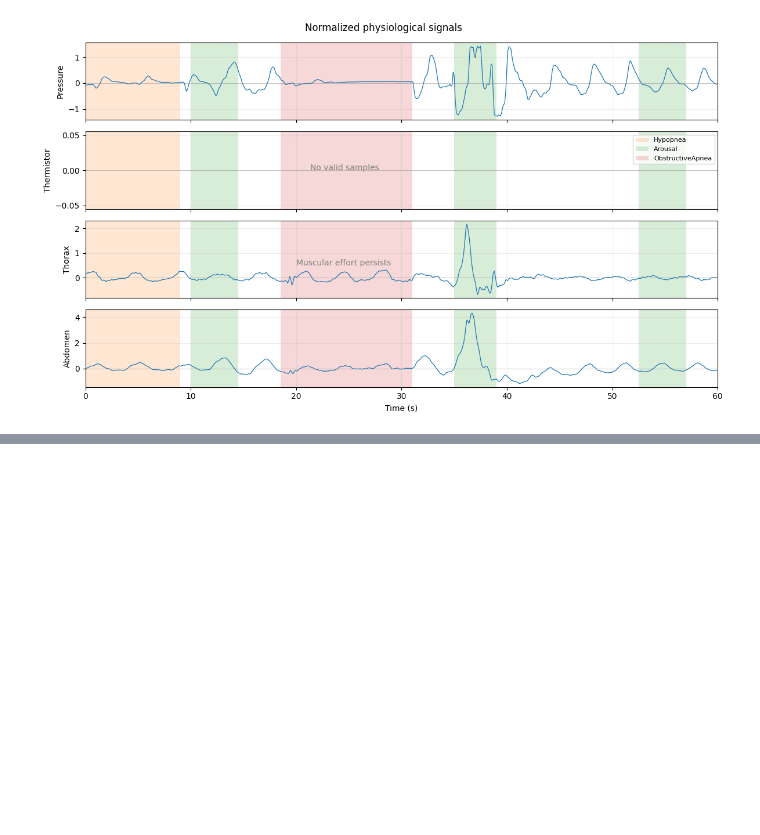
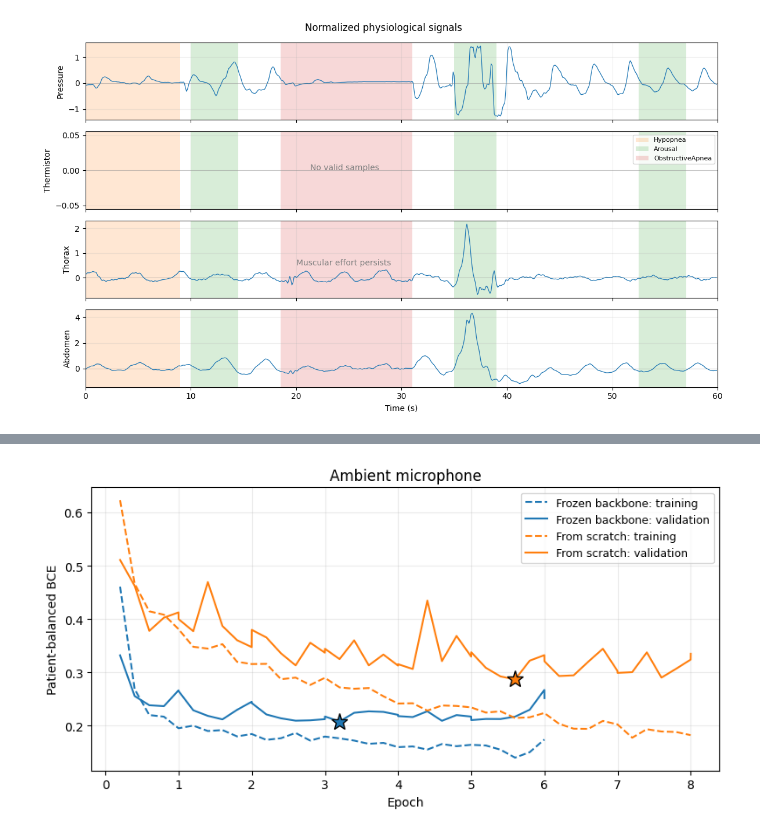
Before and after one commit to esonde/psgaudio-unicam, a Jupyter notebook: images.ipynb, the cells around one changed output, grey strips where cells are left out. Cells and saved outputs as stored; diff of their text form; code cells hidden in the pictures; blank space fills up the shorter version.

```diff
--- a/images.ipynb
+++ b/images.ipynb
@@ -217,0 +440,29 @@ plt.show()
+# %%
+SEED = 2027
+OUTPUT = Path("training") / f"split{SEED}"
+runs = {"Frozen backbone": "frozen_backbone", "From scratch": "from_scratch"}
+fig, ax = plt.subplots(figsize=(8, 4.2))
+
+for (name, run), color in zip(runs.items(), ["tab:blue", "tab:orange"]):
+    history = json.loads((OUTPUT / run / "classification/history.json").read_text())
+    epochs = [row["epoch"] for row in history]
+    training = [row for j, row in enumerate(history)
+                if row["epoch"] - (history[j-1]["epoch"] if j else 0) > 0.1]
+    ax.plot([row["epoch"] for row in training], [row["train_loss"] for row in training],
+            color=color, linestyle="--", label=f"{name}: training")
+    ax.plot(epochs, [row["validation"]["loss"] for row in history],
+            color=color, label=f"{name}: validation")
+    selected = min(history, key=lambda row: row["validation"]["loss"])
+    ax.plot(selected["epoch"], selected["validation"]["loss"],
+            marker="*", markersize=14, color=color, markeredgecolor="black", linestyle="none", zorder=5)
+
+ax.set_title("Ambient microphone")
+ax.set_xlabel("Epoch")
+ax.set_ylabel("Patient-balanced BCE")
+ax.grid(alpha=0.25)
+ax.legend(fontsize=9)
+fig.tight_layout()
+fig.savefig(FIGURES / "classification_loss_ambient.png", dpi=200, bbox_inches="tight")
+plt.show()
+# %% [output]
+[figure, added]
```
Also changed, not shown: parts of 6 cells of this notebook.
